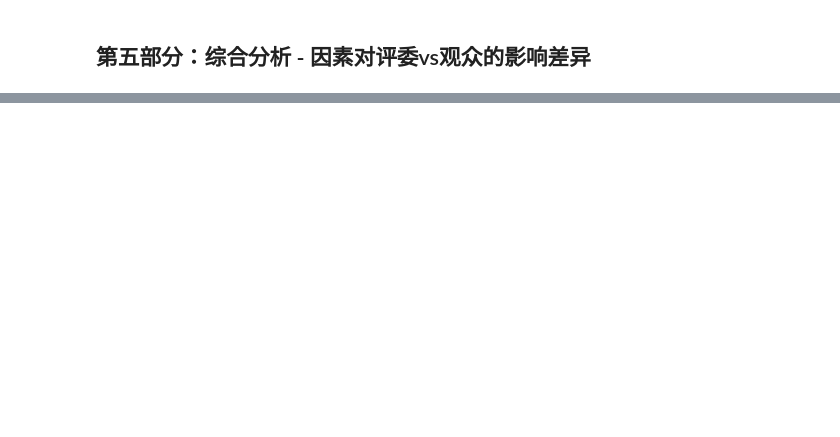
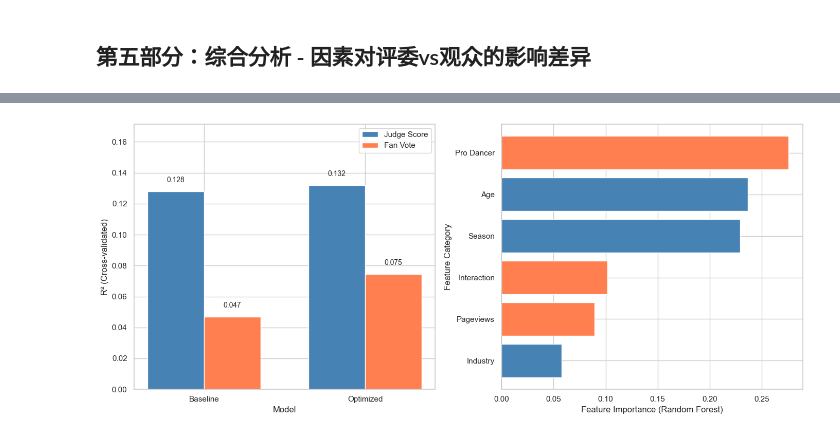
Before and after one commit to Jaxon1216/MathModelHub, a Jupyter notebook: competitions/Coder/问题三/问题三建模分析.ipynb, the cells around one changed output, grey strips where cells are left out. Saved outputs shown, nothing was run; the diff lists cells and outputs as text; code cells hidden in the pictures; blank space fills up the shorter version.

```diff
--- a/competitions/Coder/问题三/问题三建模分析.ipynb
+++ b/competitions/Coder/问题三/问题三建模分析.ipynb
@@ -212,14 +391,20 @@ print('='*60)
 # %%
 # 准备回归数据
-X = features_df[all_features].copy()
-X = X.fillna(X.mean())
+# 基础特征
+X_baseline = features_df[baseline_features].copy().fillna(0)
+
+# 完整特征
+X_full = features_df[all_features].copy().fillna(0)
 
 y_score = features_df['avg_score']
 y_vote = features_df['avg_vote_prop']
 
 # 标准化
-scaler = StandardScaler()
-X_scaled = scaler.fit_transform(X)
+scaler_baseline = StandardScaler()
+scaler_full = StandardScaler()
+X_baseline_scaled = scaler_baseline.fit_transform(X_baseline)
+X_full_scaled = scaler_full.fit_transform(X_full)
 
-print(f'样本数: {len(X)}')
-print(f'特征数: {X.shape[1]}')
+print(f'样本数: {len(X_full)}')
+print(f'基础特征数: {X_baseline.shape[1]}')
+print(f'优化特征数: {X_full.shape[1]}')
@@ -426,0 +772,70 @@ print(f'   对观众投票: F = {f_vote:.2f}, p = {p_vote:.4f}')
+# %%
+# 模型优化效果可视化
+fig, axes = plt.subplots(1, 2, figsize=(14, 6))
+
+# 图1：R²对比
+ax1 = axes[0]
+models = ['Baseline', 'Optimized']
+score_r2 = [score_cv_baseline.mean(), score_cv_full.mean()]
+vote_r2 = [vote_cv_baseline.mean(), vote_cv_full.mean()]
+
+x = np.arange(len(models))
+width = 0.35
+
+bars1 = ax1.bar(x - width/2, score_r2, width, label='Judge Score', color=COLORS['primary'])
+bars2 = ax1.bar(x + width/2, vote_r2, width, label='Fan Vote', color=COLORS['secondary'])
+
+ax1.set_xlabel('Model')
+ax1.set_ylabel('R² (Cross-validated)')
+ax1.set_xticks(x)
+ax1.set_xticklabels(models)
+ax1.legend()
+ax1.set_ylim(0, max(max(score_r2), max(vote_r2)) * 1.3)
+
+# 添加数值标签
+for bar, val in zip(bars1, score_r2):
+    ax1.text(bar.get_x() + bar.get_width()/2, bar.get_height() + 0.005, f'{val:.3f}',
+             ha='center', va='bottom', fontsize=10)
+for bar, val in zip(bars2, vote_r2):
+    ax1.text(bar.get_x() + bar.get_width()/2, bar.get_height() + 0.005, f'{val:.3f}',
+             ha='center', va='bottom', fontsize=10)
+
+# 图2：新增特征贡献度
+ax2 = axes[1]
+# 按特征类别汇总重要性
+feature_categories = {
+    'Age': ['celebrity_age'],
+    'Season': ['season'],
+    'Industry': [f for f in all_features if f.startswith('industry_')],
+    'Interaction': interaction_features,
+    'Pro Dancer': pro_dancer_features,
+    'Pageviews': ['log_pageviews'] if HAS_PAGEVIEWS else []
+}
+
+category_importance = []
+for cat, features in feature_categories.items():
+    if features:
+        cat_imp = importance_comparison[importance_comparison['feature'].isin(features)]['score_importance'].sum()
+        category_importance.append({'category': cat, 'importance': cat_imp})
+
+cat_df = pd.DataFrame(category_importance).sort_values('importance', ascending=True)
+colors = ['#4682B4' if cat not in ['Interaction', 'Pro Dancer', 'Pageviews'] else '#FF7F50'
+          for cat in cat_df['category']]
+ax2.barh(cat_df['category'], cat_df['importance'], color=colors)
+ax2.set_xlabel('Feature Importance (Random Forest)')
+ax2.set_ylabel('Feature Category')
+
+plt.tight_layout()
+plt.savefig('figures/fig5_model_optimization.pdf', bbox_inches='tight')
+plt.show()
+
+print('='*60)
+print('【图5数据特征】')
+print(f'   基础模型 R² (Judge): {score_cv_baseline.mean():.4f}')
+print(f'   优化模型 R² (Judge): {score_cv_full.mean():.4f}')
+print(f'   R²提升 (Judge): {r2_improvement_score:+.1f}%')
+print(f'   基础模型 R² (Vote): {vote_cv_baseline.mean():.4f}')
+print(f'   优化模型 R² (Vote): {vote_cv_full.mean():.4f}')
+print('='*60)
+# %% [output]
+[figure, added]
```
Also changed, not shown: parts of 25 cells of this notebook, 29 other files.
